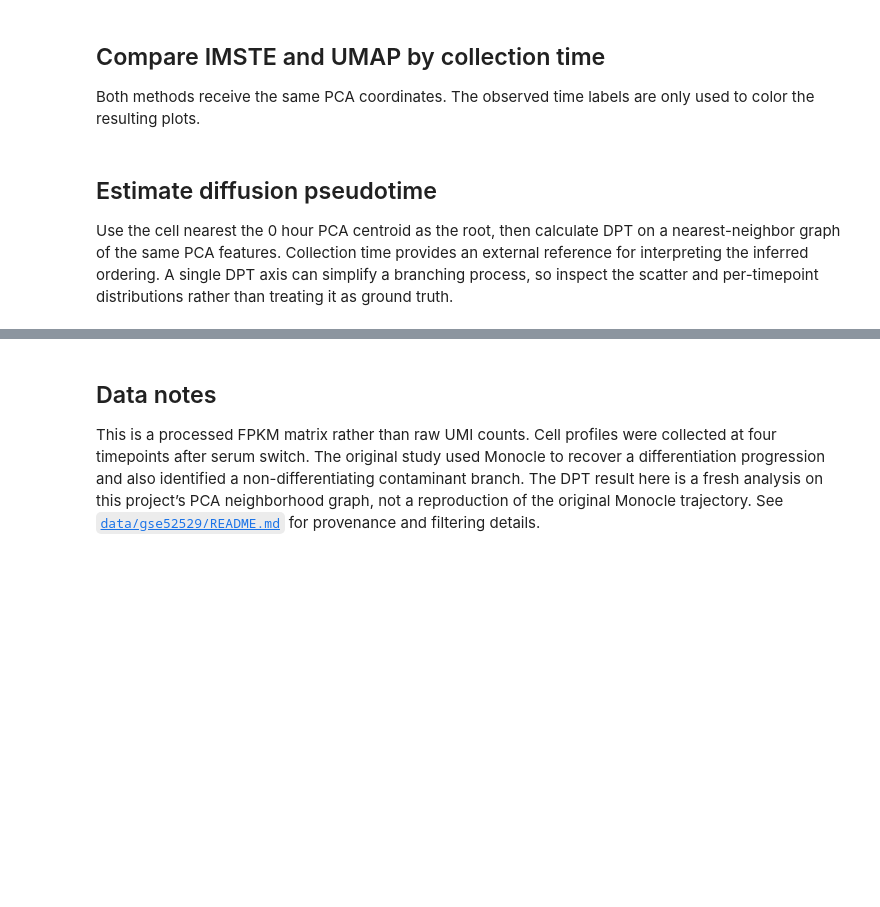
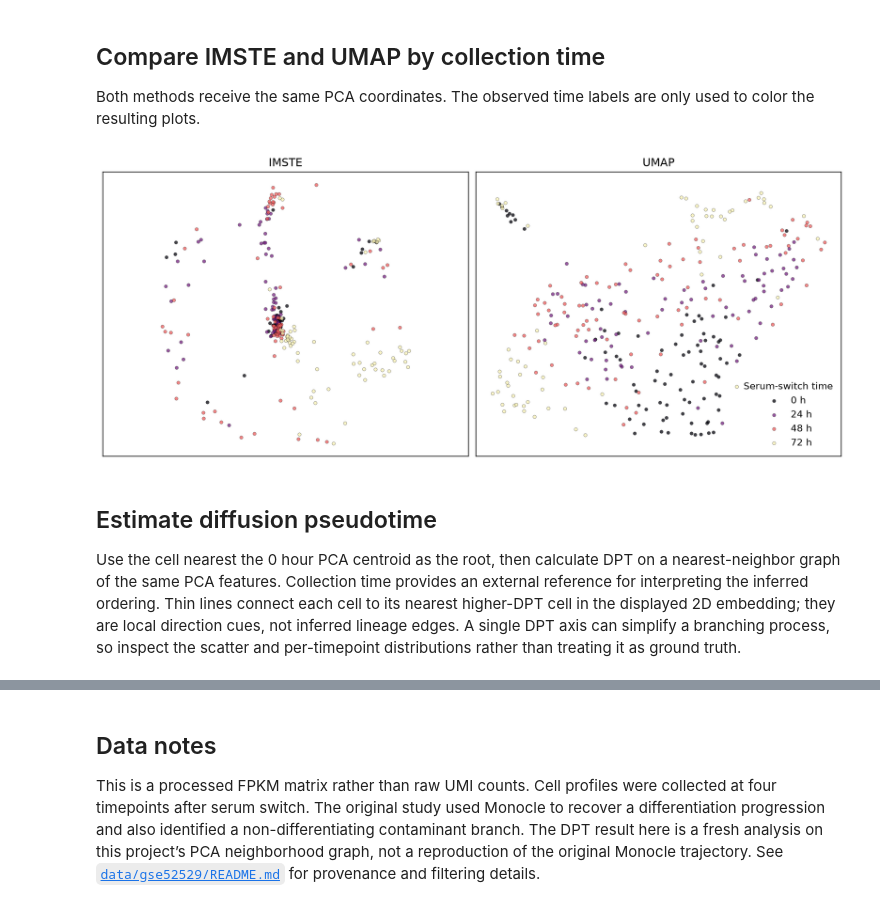
Before and after one commit to fabriziocosta/IteratedMinimumSpanningTree, a Jupyter notebook: notebooks/03_gse52529_human_myoblast_pseudotime.ipynb, the cells around one changed output, grey strips where cells are left out. Drawn from its saved outputs; the diff is of its cells as text; code cells hidden in the pictures; blank space fills up the shorter version.

```diff
--- a/notebooks/03_gse52529_human_myoblast_pseudotime.ipynb
+++ b/notebooks/03_gse52529_human_myoblast_pseudotime.ipynb
@@ -35,29 +45,32 @@ time_hours = myoblast["time_hours"]
 
 Both methods receive the same PCA coordinates. The observed time labels are only used to color the resulting plots.
 # %%
-imste = make_imste(n_components=2, n_msts=4, n_epochs=1000, random_state=RANDOM_STATE)
+imste = make_imste(n_components=2, n_msts=105, n_epochs=2000, random_state=RANDOM_STATE)
 umap = make_umap(n_components=2, n_neighbors=20, min_dist=0.1, random_state=RANDOM_STATE)
 Z_imste = imste.fit_transform(X)
 Z_umap = umap.fit_transform(X)
 
 time_order = sorted(np.unique(time_hours))
-colors = plt.get_cmap("viridis")(np.linspace(0.05, 0.95, len(time_order)))
+colors = plt.get_cmap("magma")(np.linspace(0.02, 0.98, len(time_order)))
 color_by_time = {hour: colors[i] for i, hour in enumerate(time_order)}
 fig, axes = plt.subplots(1, 2, figsize=(11, 4.5), constrained_layout=True)
 for ax, Z, title in zip(axes, (Z_imste, Z_umap), ("IMSTE", "UMAP")):
     for hour in time_order:
         mask = time_hours == hour
-        ax.scatter(Z[mask, 0], Z[mask, 1], s=12, alpha=0.75, linewidths=0,
+        ax.scatter(Z[mask, 0], Z[mask, 1], s=12, alpha=0.75,
+                   edgecolors="black", linewidths=0.25,
                    color=color_by_time[hour], label=f"{hour} h")
     ax.set_title(title)
     ax.set_xticks([]); ax.set_yticks([])
     ax.set_aspect("equal", adjustable="datalim")
 axes[1].legend(title="Serum-switch time", frameon=False)
 plt.show()
+# %% [output]
+[figure, added]
 # %% [markdown]
 ## Estimate diffusion pseudotime
 
-Use the cell nearest the 0 hour PCA centroid as the root, then calculate DPT on a nearest-neighbor graph of the same PCA features. Collection time provides an external reference for interpreting the inferred ordering. A single DPT axis can simplify a branching process, so inspect the scatter and per-timepoint distributions rather than treating it as ground truth.
+Use the cell nearest the 0 hour PCA centroid as the root, then calculate DPT on a nearest-neighbor graph of the same PCA features. Collection time provides an external reference for interpreting the inferred ordering. Thin lines connect each cell to its nearest higher-DPT cell in the displayed 2D embedding; they are local direction cues, not inferred lineage edges. A single DPT axis can simplify a branching process, so inspect the scatter and per-timepoint distributions rather than treating it as ground truth.
 # %%
 trajectory = sc.AnnData(X=X.copy())
 trajectory.obs["time_hours"] = time_hours
```
Also changed, not shown: parts of 3 cells of this notebook, 3 other files.
